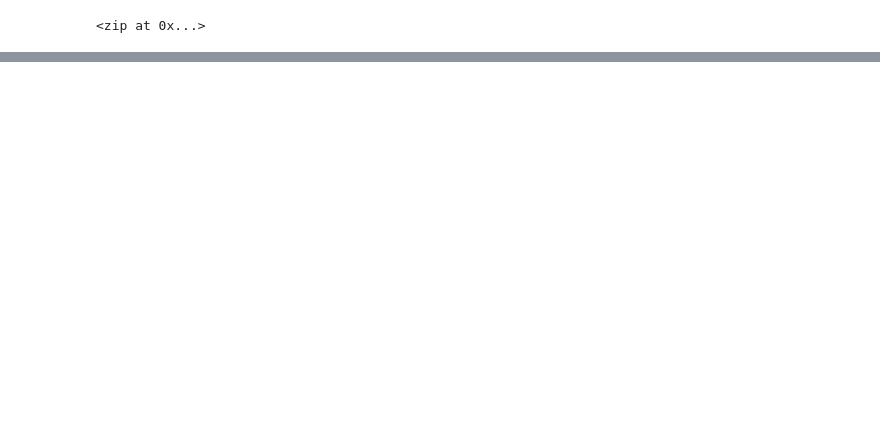
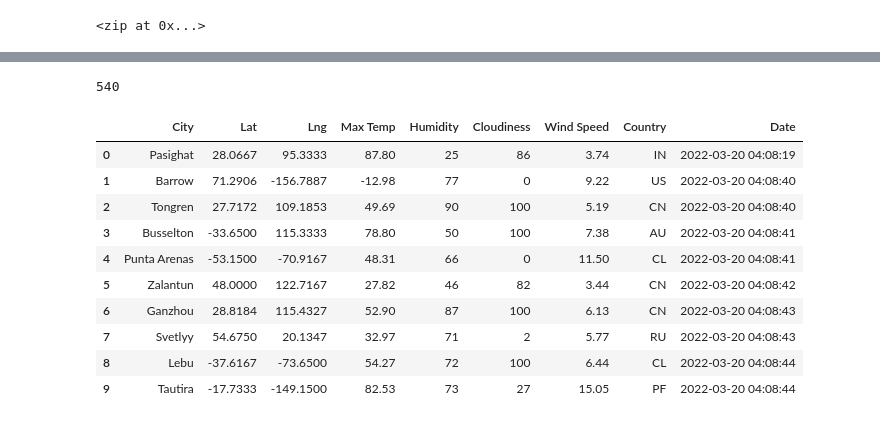
Before and after one commit to jquindiagan/world-weather-analysis, a Jupyter notebook: WeatherPy.ipynb, the cells around one changed output, grey strips where cells are left out. Drawn from its saved outputs; the diff is of its cells as text; code cells hidden in the pictures; blank space fills up the shorter version.

```diff
--- a/WeatherPy.ipynb
+++ b/WeatherPy.ipynb
@@ -32,0 +117,20 @@ len(cities)
+# %%
+len(city_data)
+# %% [output]
+540
+# %%
+# Convert the array of dictionaries to a Pandas DataFrame.
+city_data_df = pd.DataFrame(city_data)
+city_data_df.head(10)
+# %% [output]
+|  | City | Lat | Lng | Max Temp | Humidity | Cloudiness | Wind Speed | Country | Date |
+| 0 | Pasighat | 28.0667 | 95.3333 | 87.80 | 25 | 86 | 3.74 | IN | 2022-03-20 04:08:19 |
+| 1 | Barrow | 71.2906 | -156.7887 | -12.98 | 77 | 0 | 9.22 | US | 2022-03-20 04:08:40 |
+| 2 | Tongren | 27.7172 | 109.1853 | 49.69 | 90 | 100 | 5.19 | CN | 2022-03-20 04:08:40 |
+| 3 | Busselton | -33.6500 | 115.3333 | 78.80 | 50 | 100 | 7.38 | AU | 2022-03-20 04:08:41 |
+| 4 | Punta Arenas | -53.1500 | -70.9167 | 48.31 | 66 | 0 | 11.50 | CL | 2022-03-20 04:08:41 |
+| 5 | Zalantun | 48.0000 | 122.7167 | 27.82 | 46 | 82 | 3.44 | CN | 2022-03-20 04:08:42 |
+| 6 | Ganzhou | 28.8184 | 115.4327 | 52.90 | 87 | 100 | 6.13 | CN | 2022-03-20 04:08:43 |
+| 7 | Svetlyy | 54.6750 | 20.1347 | 32.97 | 71 | 2 | 5.77 | RU | 2022-03-20 04:08:43 |
+| 8 | Lebu | -37.6167 | -73.6500 | 54.27 | 72 | 100 | 6.44 | CL | 2022-03-20 04:08:44 |
+| 9 | Tautira | -17.7333 | -149.1500 | 82.53 | 73 | 27 | 15.05 | PF | 2022-03-20 04:08:44 |
```
Also changed, not shown: parts of 5 cells of this notebook, 2 other files.
